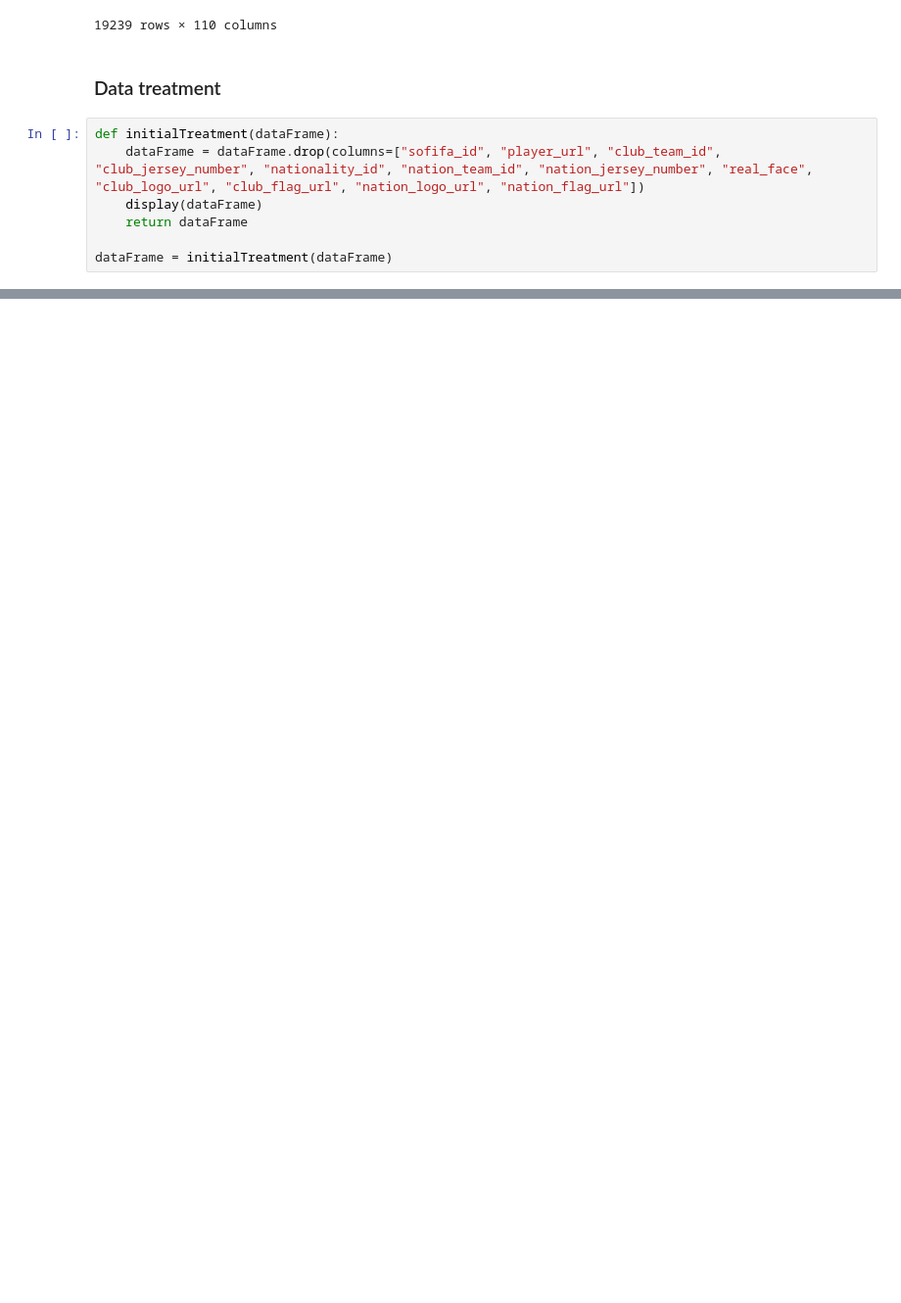
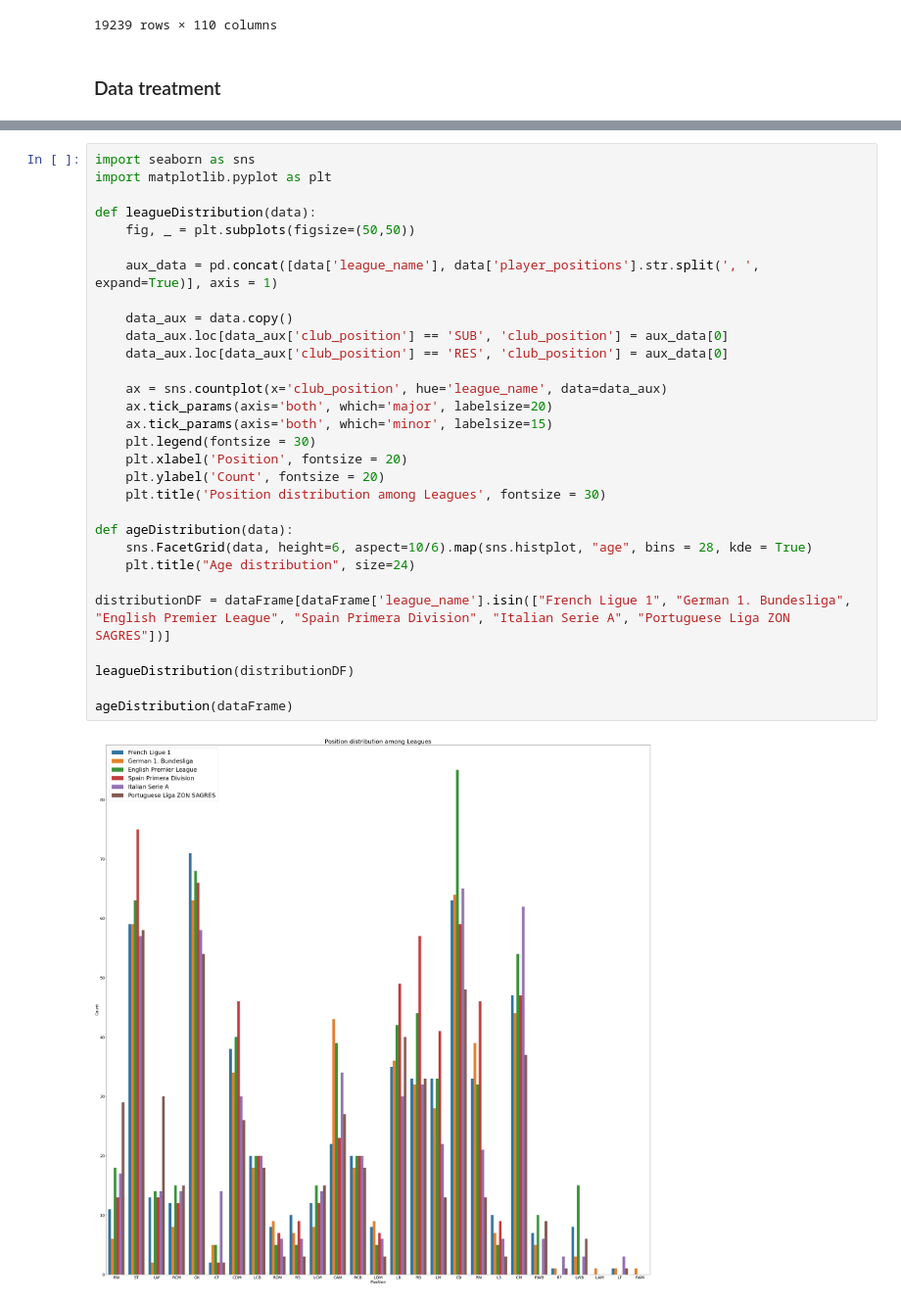
Before and after one commit to DMeneses01/IACH-project, a Jupyter notebook: code/recsys_football.ipynb, the cells around one changed output, grey strips where cells are left out. Shown: that part at 98% size. Saved outputs shown, nothing was run; the diff lists cells and outputs as text; blank space fills up the shorter version.

```diff
--- a/code/recsys_football.ipynb
+++ b/code/recsys_football.ipynb
@@ -36,10 +36,3 @@ def readData(fileName):
 19239 rows × 110 columns
 # %% [markdown]
 ### Data treatment
-# %%
-def initialTreatment(dataFrame):
-    dataFrame = dataFrame.drop(columns=["sofifa_id", "player_url", "club_team_id", "club_jersey_number", "nationality_id", "nation_team_id", "nation_jersey_number", "real_face", "club_logo_url", "club_flag_url", "nation_logo_url", "nation_flag_url"])
-    display(dataFrame)
-    return dataFrame
-
-dataFrame = initialTreatment(dataFrame)
@@ -59,0 +66,32 @@ dataFrame = initialTreatment(dataFrame)
+# %%
+import seaborn as sns
+import matplotlib.pyplot as plt
+
+def leagueDistribution(data):
+    fig, _ = plt.subplots(figsize=(50,50))
+
+    aux_data = pd.concat([data['league_name'], data['player_positions'].str.split(', ', expand=True)], axis = 1)
+
+    data_aux = data.copy()
+    data_aux.loc[data_aux['club_position'] == 'SUB', 'club_position'] = aux_data[0]
+    data_aux.loc[data_aux['club_position'] == 'RES', 'club_position'] = aux_data[0]
+
+    ax = sns.countplot(x='club_position', hue='league_name', data=data_aux)
+    ax.tick_params(axis='both', which='major', labelsize=20)
+    ax.tick_params(axis='both', which='minor', labelsize=15)
+    plt.legend(fontsize = 30)
+    plt.xlabel('Position', fontsize = 20)
+    plt.ylabel('Count', fontsize = 20)
+    plt.title('Position distribution among Leagues', fontsize = 30)
+
+def ageDistribution(data):
+    sns.FacetGrid(data, height=6, aspect=10/6).map(sns.histplot, "age", bins = 28, kde = True)
+    plt.title("Age distribution", size=24)
+
+distributionDF = dataFrame[dataFrame['league_name'].isin(["French Ligue 1", "German 1. Bundesliga", "English Premier League", "Spain Primera Division", "Italian Serie A", "Portuguese Liga ZON SAGRES"])]
+
+leagueDistribution(distributionDF)
+
+ageDistribution(dataFrame)
+# %% [output]
+[figure, added]
```
Also changed, not shown: parts of 4 cells of this notebook, 3 other files.
